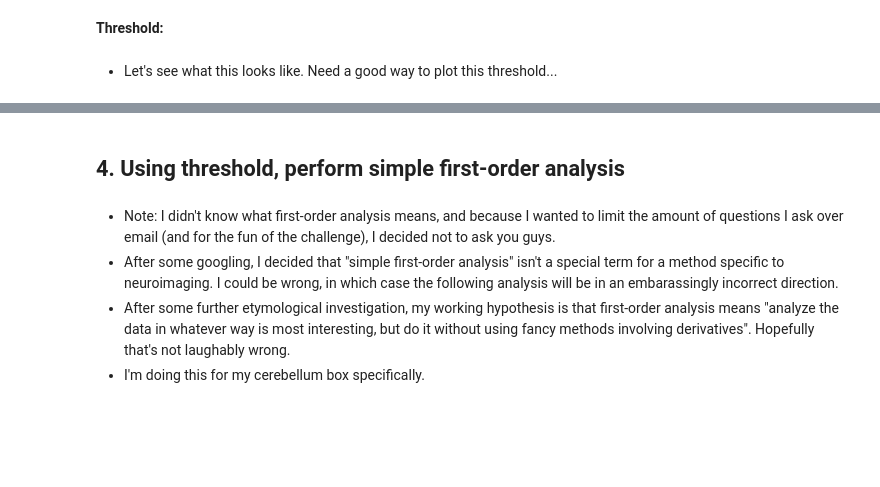
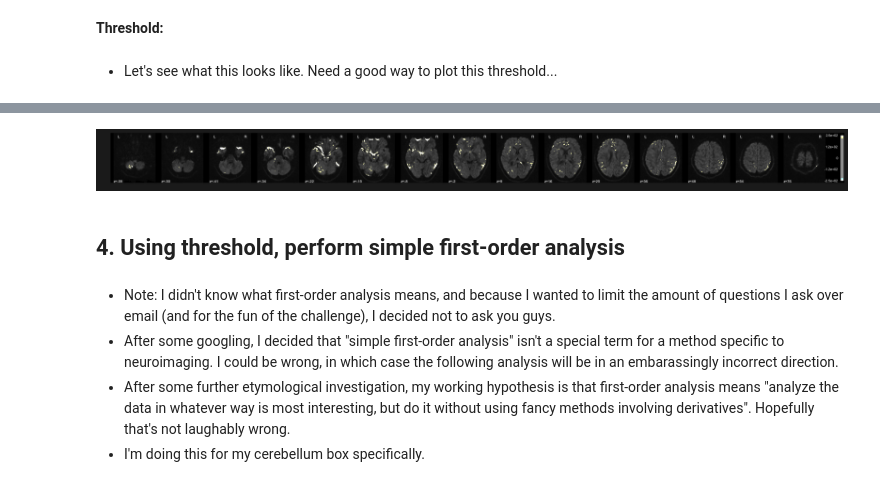
Before and after one commit to loftusa/mri-code-challenge, a Jupyter notebook: Main-analysis.ipynb, the cells around one changed output, grey strips where cells are left out. Saved outputs shown, nothing was run; the diff lists cells and outputs as text; code cells hidden in the pictures; blank space fills up the shorter version.

```diff
--- a/Main-analysis.ipynb
+++ b/Main-analysis.ipynb
@@ -351,4 +353,14 @@ plotting.plot_stat_map(indexed, bg_img=indexed, threshold=thresh, display_mode="
 - [This analysis is reminding me of a fun article I read a few years ago](https://blogs.scientificamerican.com/scicurious-brain/ignobel-prize-in-neuroscience-the-dead-salmon-study/)
+# %%
+# For fun, let's try with a higher threshold
+from nilearn import image, plotting  # Now we're talkin'
+
+# Side-note: wow, the documentation for nilearn is great!
+indexed = image.index_img(mri1, 1)
+plotting.plot_stat_map(indexed, bg_img=indexed, threshold=220, display_mode="z", cut_coords=15,
+                           colorbar=True, vmax=250);
+# %% [output]
+[figure, added]
 # %% [markdown]
 ## 4. Using threshold, perform simple first-order analysis
 # %% [markdown]
```
Also changed, not shown: parts of 33 cells of this notebook.
